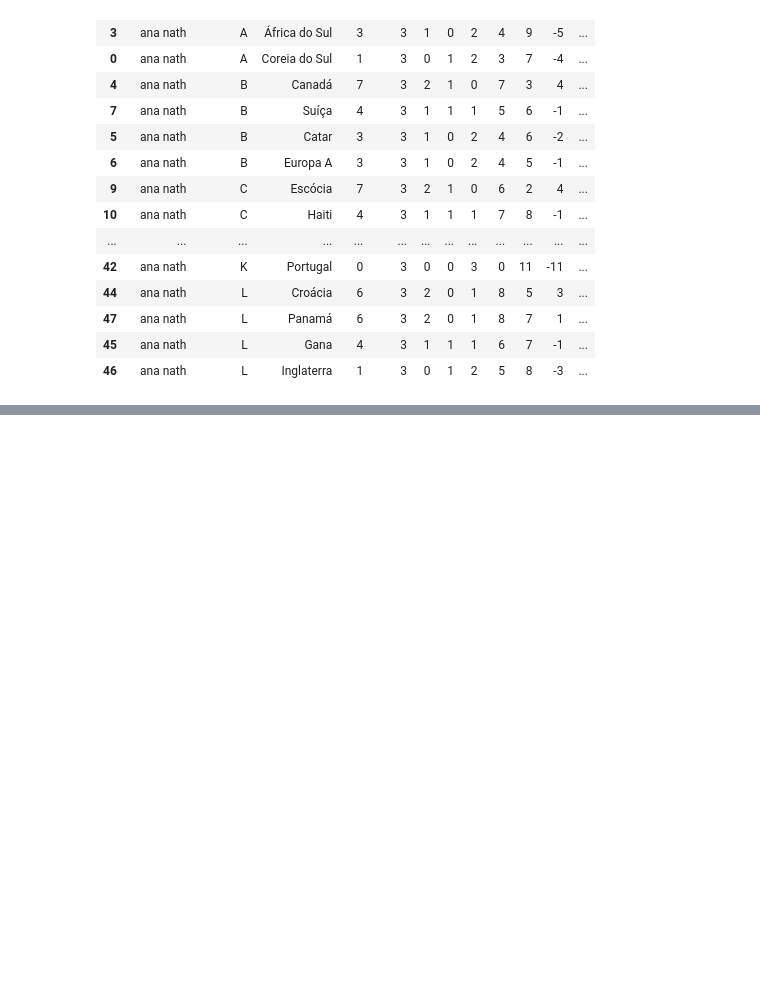
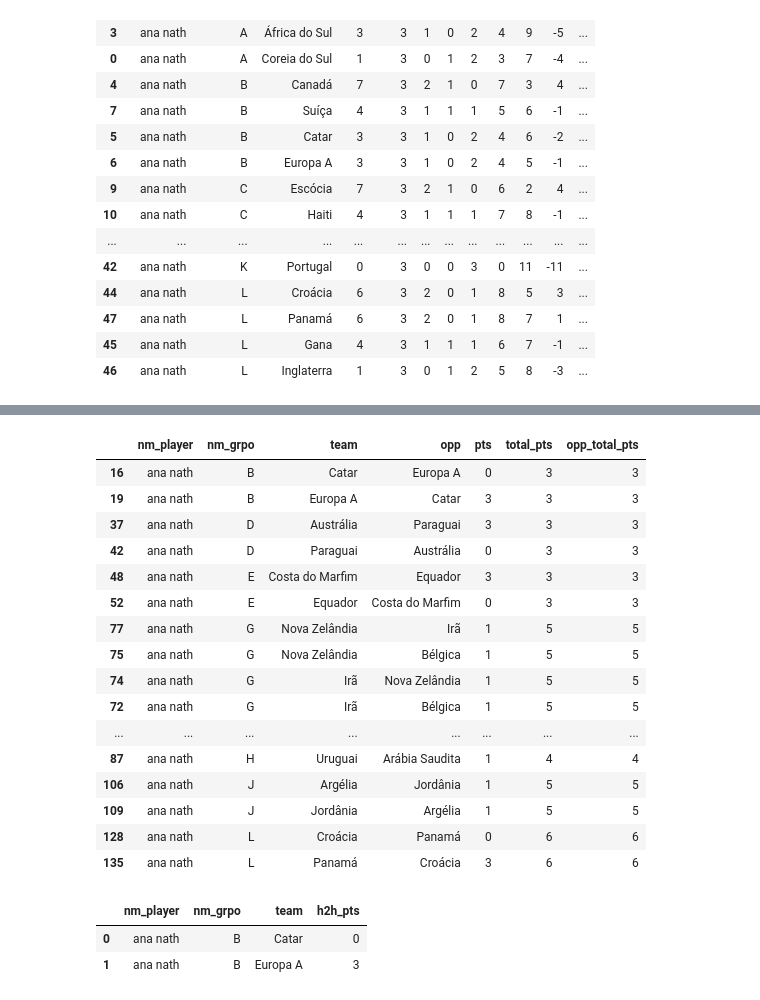
Before and after one commit to ferolifil/bolao-da-copa-2026, a Jupyter notebook: etl/etl_tabela_fg.ipynb, the cells around one changed output, grey strips where cells are left out. Saved outputs shown, nothing was run; the diff lists cells and outputs as text; code cells hidden in the pictures; blank space fills up the shorter version.

```diff
--- a/etl/etl_tabela_fg.ipynb
+++ b/etl/etl_tabela_fg.ipynb
@@ -248,0 +160,9 @@ KeyError: 'gf'
+# %%
+# pontos por confronto direto
+h2h = (
+    team_rows
+    .groupby(["nm_player", "nm_grpo", "team", "opp"], as_index=False)["pts"]
+    .sum()
+)
+
+h2h[(h2h['nm_player'] == 'ana nath') & (h2h['nm_grpo'] == 'B')].sort_values(['nm_grpo'], ascending=[True])
@@ -248,0 +183,4 @@ KeyError: 'gf'
+# %%
+tot = base_table[["nm_player", "nm_grpo", "team", "pts"]].rename(columns={"pts": "total_pts"})
+
+tot[(tot['nm_player'] == 'ana nath') & (tot['nm_grpo'] == 'B')].sort_values(['nm_grpo'], ascending=[True])
@@ -248,0 +193,4 @@ KeyError: 'gf'
+# %%
+h2h_2 = h2h.merge(tot, on=["nm_player", "nm_grpo", "team"])
+
+h2h_2[(h2h_2['nm_player'] == 'ana nath') & (h2h_2['nm_grpo'] == 'B')].sort_values(['nm_grpo'], ascending=[True])
@@ -248,0 +211,7 @@ KeyError: 'gf'
+# %%
+h2h_3 = h2h_2.merge(
+    tot.rename(columns={"team": "opp", "total_pts": "opp_total_pts"}),
+    on=["nm_player", "nm_grpo", "opp"]
+)
+
+h2h_3[(h2h_3['nm_player'] == 'ana nath') & (h2h_3['nm_grpo'] == 'B')].sort_values(['nm_grpo'], ascending=[True])
@@ -248,0 +232,38 @@ KeyError: 'gf'
+# %%
+# mantém só jogos entre equipes com o mesmo total de pontos
+h2h_tied = h2h_3[h2h_3["total_pts"] == h2h_3["opp_total_pts"]]
+
+# h2h_tied[(h2h_tied['nm_player'] == 'ana nath') & (h2h_tied['nm_grpo'] == 'B')].sort_values(['nm_grpo'], ascending=[True])
+
+h2h_tied[h2h_tied['nm_player'] == 'ana nath'].sort_values(['nm_grpo'], ascending=[True])
+# %% [output]
+|  | nm_player | nm_grpo | team | opp | pts | total_pts | opp_total_pts |
+| 16 | ana nath | B | Catar | Europa A | 0 | 3 | 3 |
+| 19 | ana nath | B | Europa A | Catar | 3 | 3 | 3 |
+| 37 | ana nath | D | Austrália | Paraguai | 3 | 3 | 3 |
+| 42 | ana nath | D | Paraguai | Austrália | 0 | 3 | 3 |
+| 48 | ana nath | E | Costa do Marfim | Equador | 3 | 3 | 3 |
+| 52 | ana nath | E | Equador | Costa do Marfim | 0 | 3 | 3 |
+| 77 | ana nath | G | Nova Zelândia | Irã | 1 | 5 | 5 |
+| 75 | ana nath | G | Nova Zelândia | Bélgica | 1 | 5 | 5 |
+| 74 | ana nath | G | Irã | Nova Zelândia | 1 | 5 | 5 |
+| 72 | ana nath | G | Irã | Bélgica | 1 | 5 | 5 |
+| ... | ... | ... | ... | ... | ... | ... | ... |
+| 87 | ana nath | H | Uruguai | Arábia Saudita | 1 | 4 | 4 |
+| 106 | ana nath | J | Argélia | Jordânia | 1 | 5 | 5 |
+| 109 | ana nath | J | Jordânia | Argélia | 1 | 5 | 5 |
+| 128 | ana nath | L | Croácia | Panamá | 0 | 6 | 6 |
+| 135 | ana nath | L | Panamá | Croácia | 3 | 6 | 6 |
+# %%
+h2h_pts = (
+    h2h_tied
+    .groupby(["nm_player", "nm_grpo", "team"], as_index=False)["pts"]
+    .sum()
+    .rename(columns={"pts": "h2h_pts"})
+)
+
+h2h_pts[(h2h_pts['nm_player'] == 'ana nath') & (h2h_pts['nm_grpo'] == 'B')].sort_values(['nm_grpo'], ascending=[True])
+# %% [output]
+|  | nm_player | nm_grpo | team | h2h_pts |
+| 0 | ana nath | B | Catar | 0 |
+| 1 | ana nath | B | Europa A | 3 |
```
Also changed, not shown: parts of 11 cells of this notebook.
